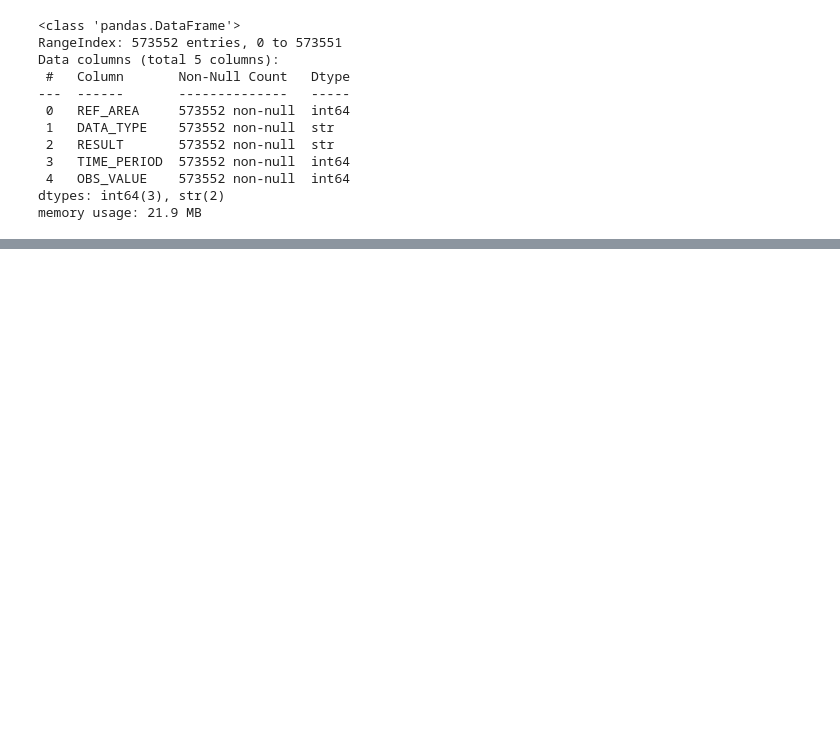
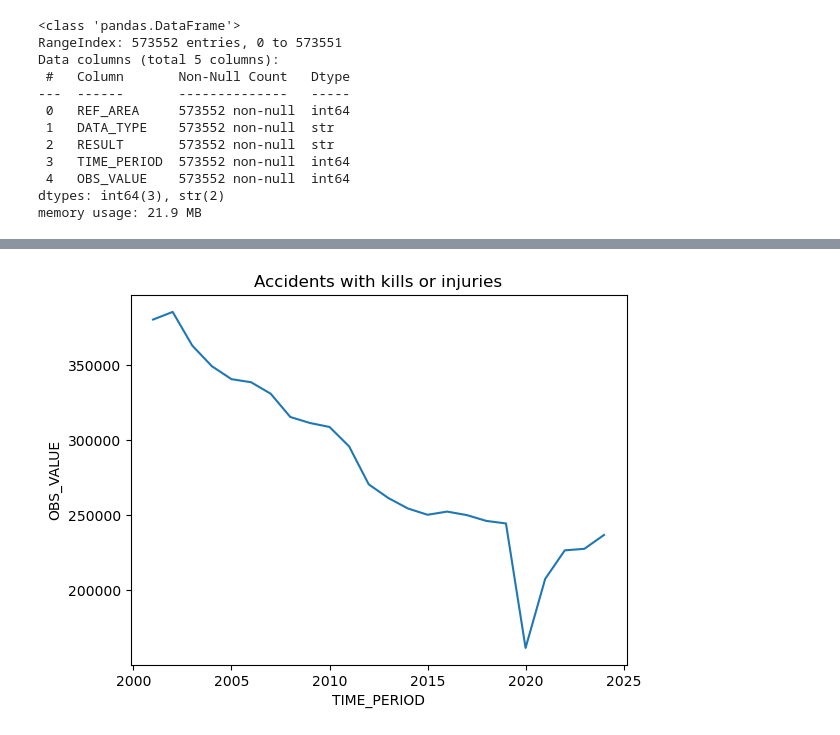
Before and after one commit to andreamigliore91-cyber/final_project_boolean, a Jupyter notebook: final_project.ipynb, the cells around one changed output, grey strips where cells are left out. Drawn from its saved outputs; the diff is of its cells as text; code cells hidden in the pictures; blank space fills up the shorter version.

```diff
--- a/final_project.ipynb
+++ b/final_project.ipynb
@@ -289,0 +358,2 @@ Length: 675, dtype: str
+# %%
+kill_or_inj = car_accidents_df[car_accidents_df['DATA_TYPE'] == 'KILLINJ'].groupby('TIME_PERIOD')['OBS_VALUE'].sum().reset_index()
@@ -289,0 +406,6 @@ Length: 675, dtype: str
+# %%
+sns.lineplot(x = 'TIME_PERIOD', y = 'OBS_VALUE', data = kill_or_inj)
+plt.title('Accidents with kills or injuries')
+plt.show()
+# %% [output]
+[figure, added]
```
Also changed, not shown: parts of 28 cells of this notebook, 1 other file.
